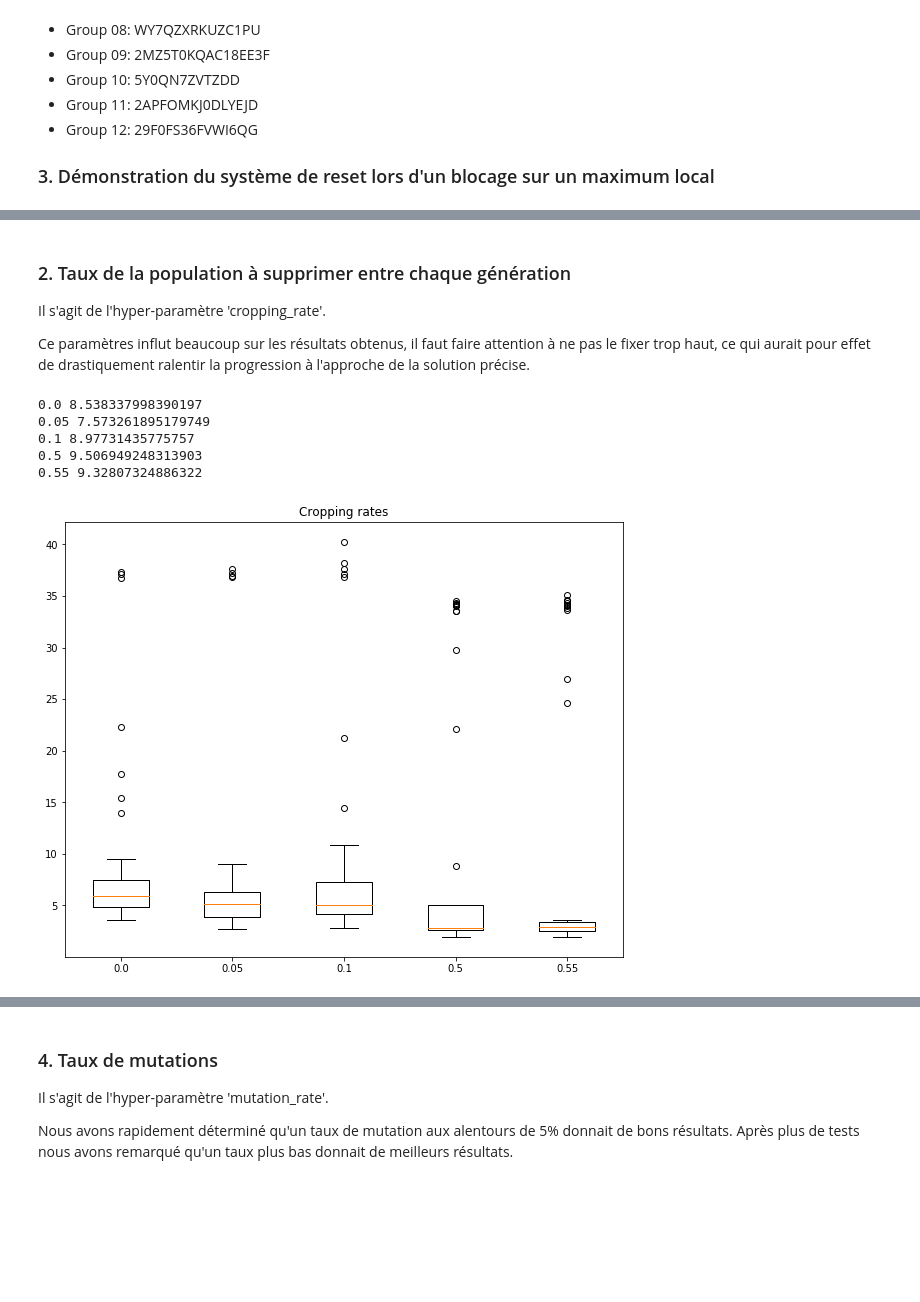
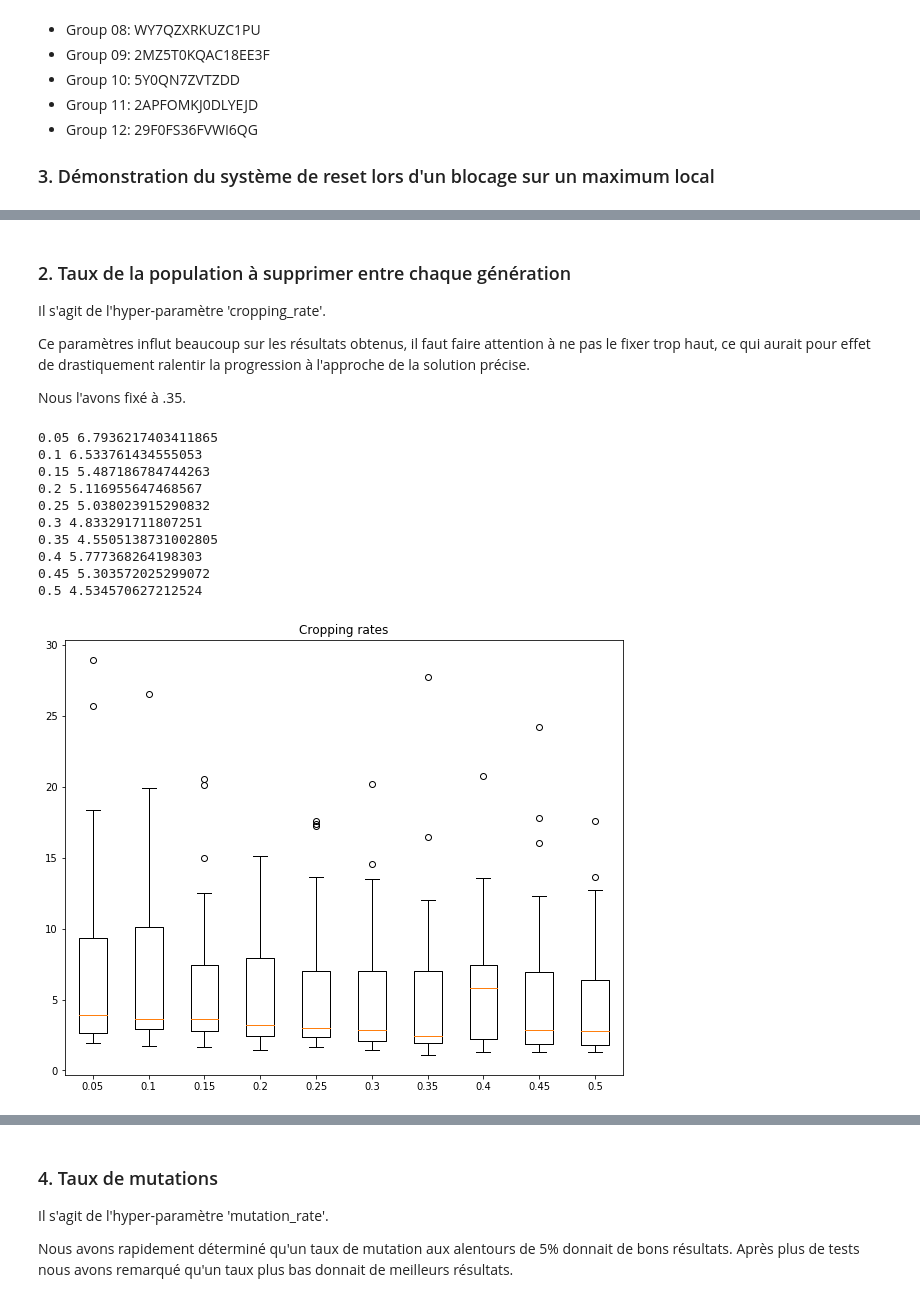
Before and after one commit to ThomasRanvier/password_ga, a Jupyter notebook: ranvier_desilets.ipynb, the cells around one changed output, grey strips where cells are left out. Saved outputs shown, nothing was run; the diff lists cells and outputs as text; code cells hidden in the pictures; blank space fills up the shorter version.

```diff
--- a/ranvier_desilets.ipynb
+++ b/ranvier_desilets.ipynb
@@ -134,11 +134,11 @@ class GA:
                 pass_max_length = 18,
                 possible_chars = np.concatenate(([chr(i) for i in range(ord('A'), ord('Z') + 1)],
                                                  [str(i) for i in list(range(10))])),
-                entities_per_gen = 700,
+                entities_per_gen = 400,
                 fitness_threshold = 1.,
-                max_generations = 500,
+                max_generations = 750,
                 mutation_rate = .01,
-                cropping_rate = .05,
+                cropping_rate = .35,
                 keeping_rate = .2,
                 verbose = False,
                 print_every = 10,
@@ -490,7 +495,7 @@ group_id = 1
 x = 50
 seeds = None
 
-entities_per_generations = [500, 600, 625, 650, 675, 700, 725, 750, 775, 800, 900]
+entities_per_generations = [300, 350, 400, 450, 500, 550, 600]
 run_times = []
 
 for ent in entities_per_generations:
@@ -512,28 +524,39 @@ plt.show()
 Il s'agit de l'hyper-paramètre 'cropping_rate'.
 
 Ce paramètres influt beaucoup sur les résultats obtenus, il faut faire attention à ne pas le fixer trop haut, ce qui aurait pour effet de drastiquement ralentir la progression à l'approche de la solution précise.
+
+Nous l'avons fixé à .35.
 # %%
+group_id = 1
+x = 50
+seeds = None
+
 cropping_rates = [.05, .1, .15, .2, .25, .3, .35, .4, .45, .5]
 run_times = []
 
 for crop in cropping_rates:
     ga = GA(group_id = group_id, cropping_rate = crop)
     ga.run_x_times(x, seeds = seeds)
     run_times.append(ga.run_times)
     print(crop, np.mean(ga.run_times))
 
 fig, ax = plt.subplots(figsize=(10, 8))
 ax.set_title('Cropping rates')
 ax.boxplot(run_times)
 ax.set_xticklabels(cropping_rates)
 plt.show()
 # %% [output]
-0.0 8.538337998390197
-0.05 7.573261895179749
-0.1 8.97731435775757
-0.5 9.506949248313903
-0.55 9.32807324886322
+0.05 6.7936217403411865
+0.1 6.533761434555053
+0.15 5.487186784744263
+0.2 5.116955647468567
+0.25 5.038023915290832
+0.3 4.833291711807251
+0.35 4.5505138731002805
+0.4 5.777368264198303
+0.45 5.303572025299072
+0.5 4.534570627212524
-[figure, old version]
+[figure, new version]
 # %% [markdown]
 ### 3. Taux de la population à garder entre chaque génération
 
```
Also changed, not shown: parts of 9 cells of this notebook.
